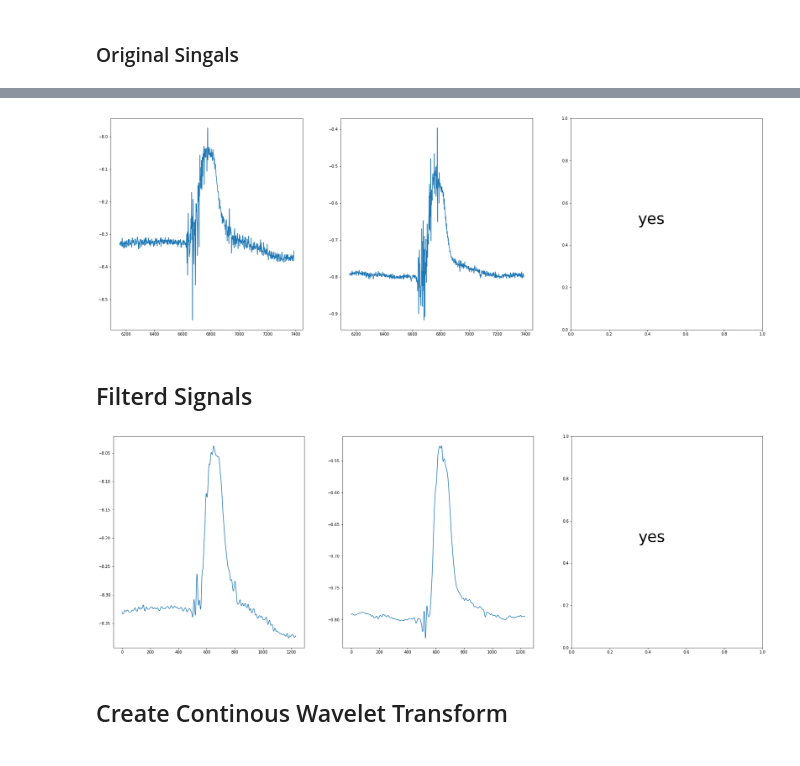
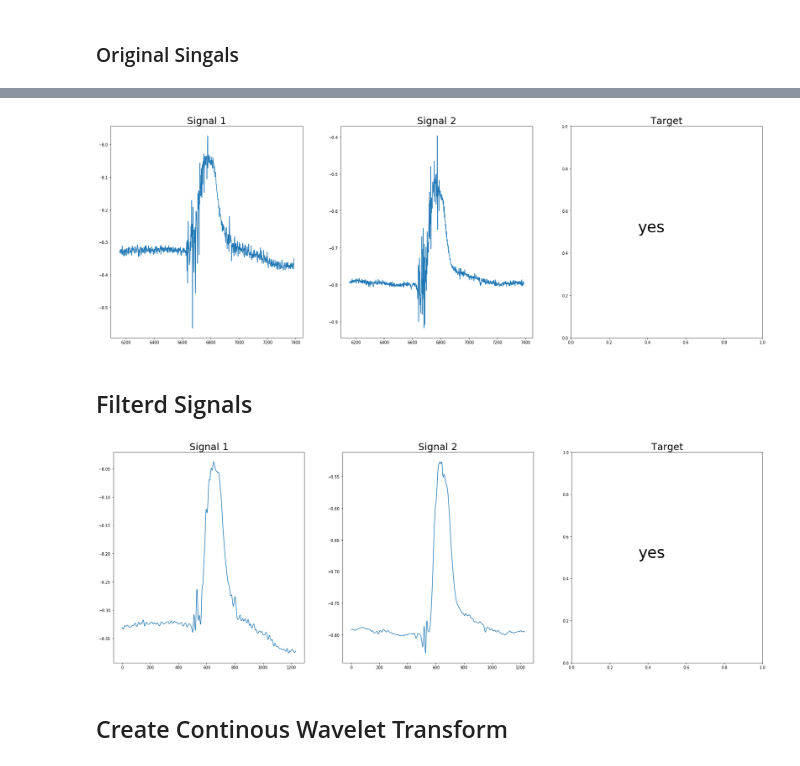
Before and after one commit to RoamEasy/emg-deep-learning, a Jupyter notebook: EMG_Analysis.ipynb, the cells around one changed output, grey strips where cells are left out. Drawn from its saved outputs; the diff is of its cells as text; code cells hidden in the pictures.

```diff
--- a/EMG_Analysis.ipynb
+++ b/EMG_Analysis.ipynb
@@ -179,19 +203,24 @@ groups = [list(group) for group in mit.consecutive_groups(not_relax)]
 # %%
 plt.figure(figsize=(30,10))
 
 plt.subplot(1,3,1)
 plt.plot(data['CH_1_mV'][min(groups[4]):max(groups[4])])
+plt.title('Signal 1', {'fontsize': 25})
+
 
 plt.subplot(1,3,2)
 plt.plot(data['CH_2_mV'][min(groups[4]):max(groups[4])])
+plt.title('Signal 2', {'fontsize': 25})
+
 
 plt.subplot(1,3,3)
 plt.text(0.35, 0.5, data.iloc[min(groups[4]) + 10]['Target'] , dict(size=40))
+plt.title('Target', {'fontsize': 25})
 
 
 plt.show()
 # %% [output]
-[figure, old version]
+[figure, new version]
 # %% [markdown]
 ## Filterd Signals
 # %%
@@ -203,17 +232,23 @@ plt.figure(figsize=(30,10))
 plt.subplot(1,3,1)
 ch1 = np.convolve(data['CH_1_mV'], lp_filter)
 plt.plot(ch1[min(groups[4]):max(groups[4])])
+plt.title('Signal 1', {'fontsize': 25})
+
 
 plt.subplot(1,3,2)
 ch2 = np.convolve(data['CH_2_mV'], lp_filter)
 plt.plot(ch2[min(groups[4]):max(groups[4])])
+plt.title('Signal 2', {'fontsize': 25})
+
 
 plt.subplot(1,3,3)
 plt.text(0.35, 0.5, data.iloc[min(groups[4]) + 10]['Target'] , dict(size=40))
+plt.title('Target', {'fontsize': 25})
+
 
 plt.show()
 # %% [output]
-[figure, old version]
+[figure, new version]
 # %% [markdown]
 ## Create Continous Wavelet Transform
 # %%
```
Also changed, not shown: parts of 6 cells of this notebook, 4 other files.
